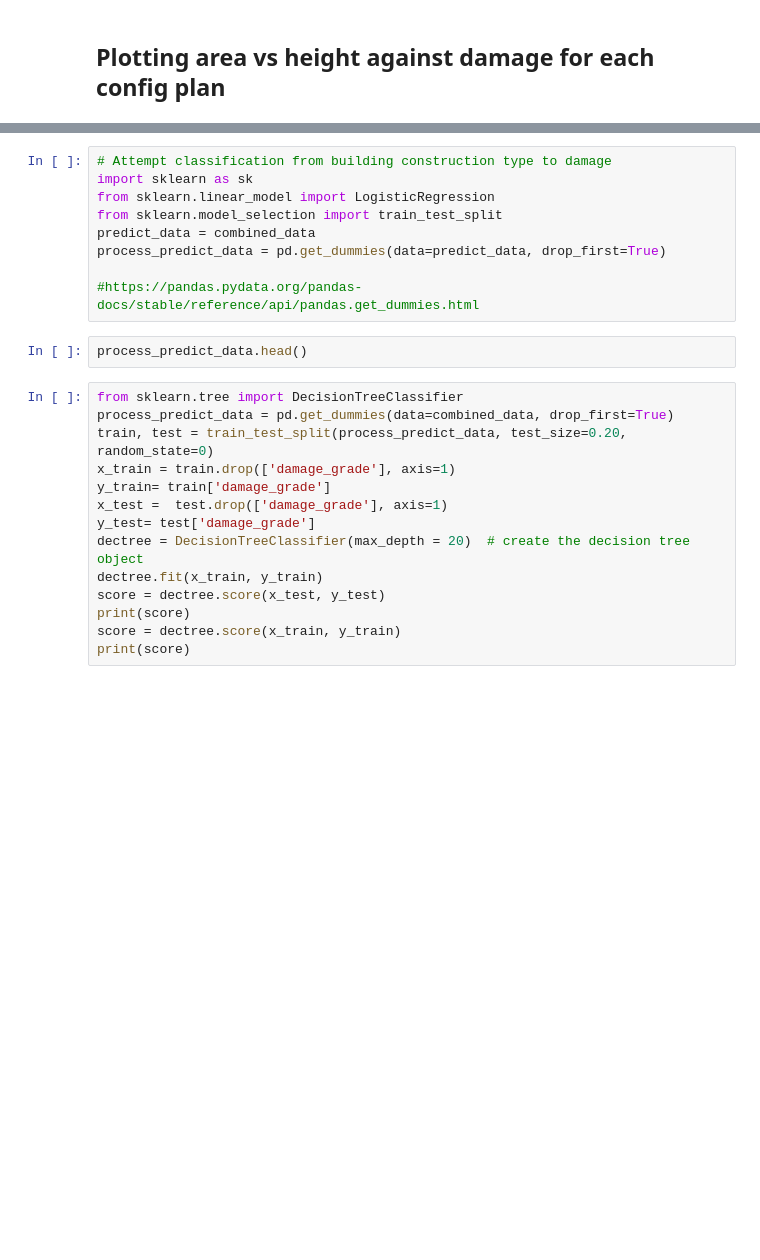
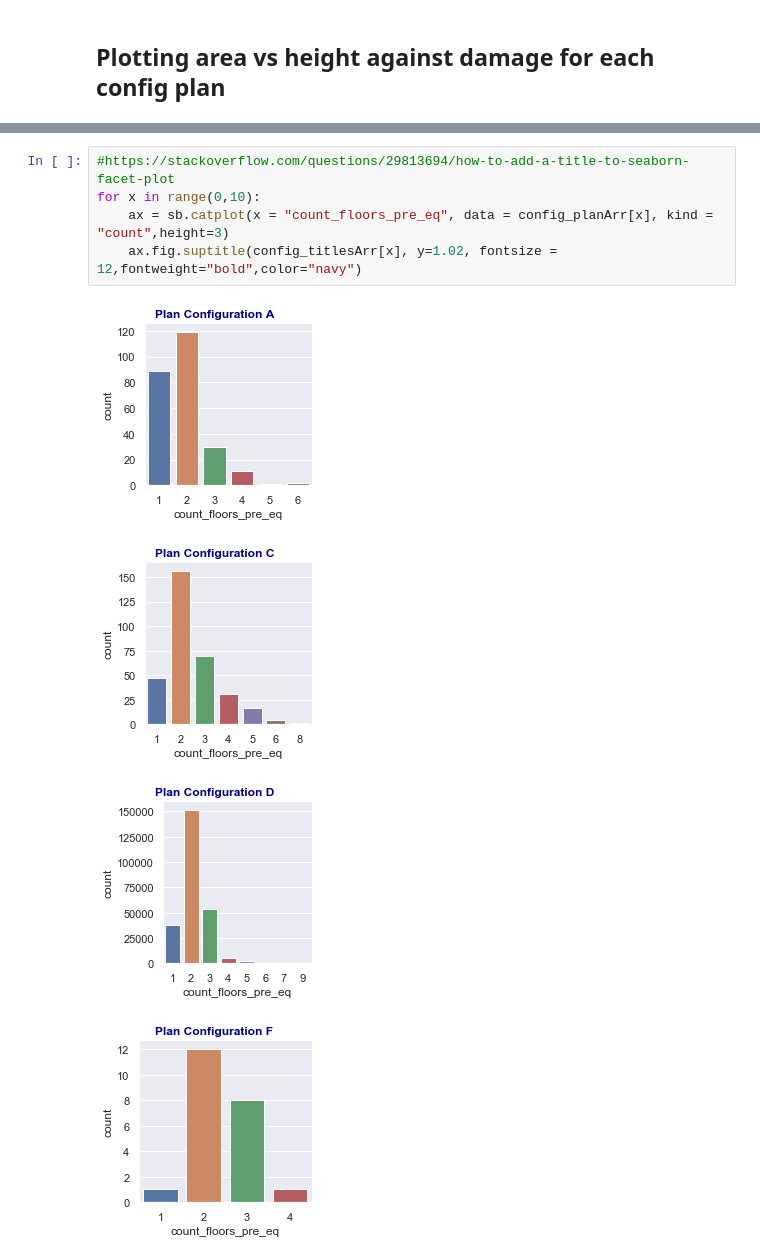
Before and after one commit to jshah39/DataSci, a Jupyter notebook: src/earthquake_shah.ipynb, the cells around one changed output, grey strips where cells are left out. Saved outputs shown, nothing was run; the diff lists cells and outputs as text; blank space fills up the shorter version.

```diff
--- a/src/earthquake_shah.ipynb
+++ b/src/earthquake_shah.ipynb
@@ -360,25 +338,10 @@ sb.catplot(x="height_percentage", y = "area_percentage",hue="damage_grade", data
-# %%
-# Attempt classification from building construction type to damage
-import sklearn as sk
-from sklearn.linear_model import LogisticRegression
-from sklearn.model_selection import train_test_split
-predict_data = combined_data
-process_predict_data = pd.get_dummies(data=predict_data, drop_first=True)
-
-#https://pandas.pydata.org/pandas-docs/stable/reference/api/pandas.get_dummies.html
-# %%
-process_predict_data.head()
-# %%
-from sklearn.tree import DecisionTreeClassifier
-process_predict_data = pd.get_dummies(data=combined_data, drop_first=True)
-train, test = train_test_split(process_predict_data, test_size=0.20, random_state=0)
-x_train = train.drop(['damage_grade'], axis=1)
-y_train= train['damage_grade']
-x_test =  test.drop(['damage_grade'], axis=1)
-y_test= test['damage_grade']
-dectree = DecisionTreeClassifier(max_depth = 20)  # create the decision tree object
-dectree.fit(x_train, y_train)
-score = dectree.score(x_test, y_test)
-print(score)
-score = dectree.score(x_train, y_train)
-print(score)
+# %%
+#https://stackoverflow.com/questions/29813694/how-to-add-a-title-to-seaborn-facet-plot
+for x in range(0,10):
+    ax = sb.catplot(x = "count_floors_pre_eq", data = config_planArr[x], kind = "count",height=3)
+    ax.fig.suptitle(config_titlesArr[x], y=1.02, fontsize = 12,fontweight="bold",color="navy")
+# %% [output]
+[figure, added]
+[figure, added]
+[figure, added]
+[figure, added]
```
Also changed, not shown: parts of 27 cells of this notebook.
